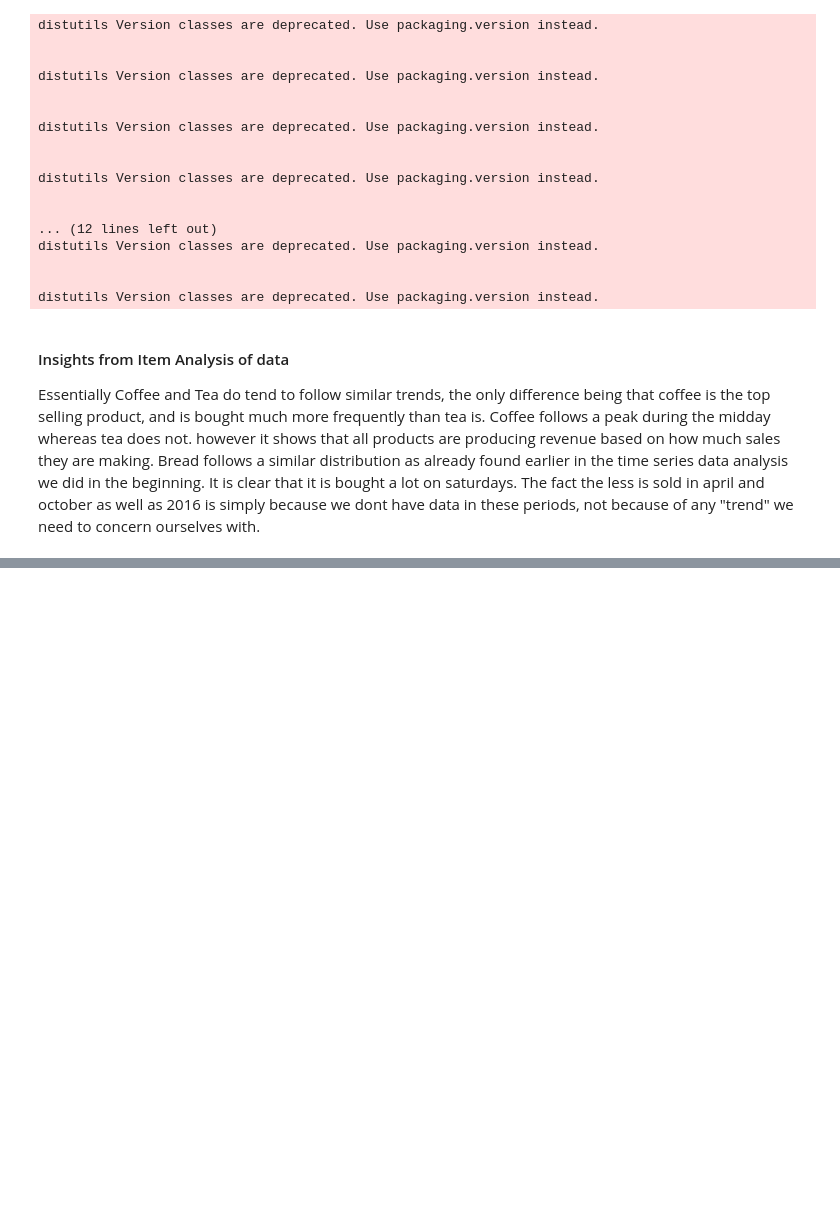
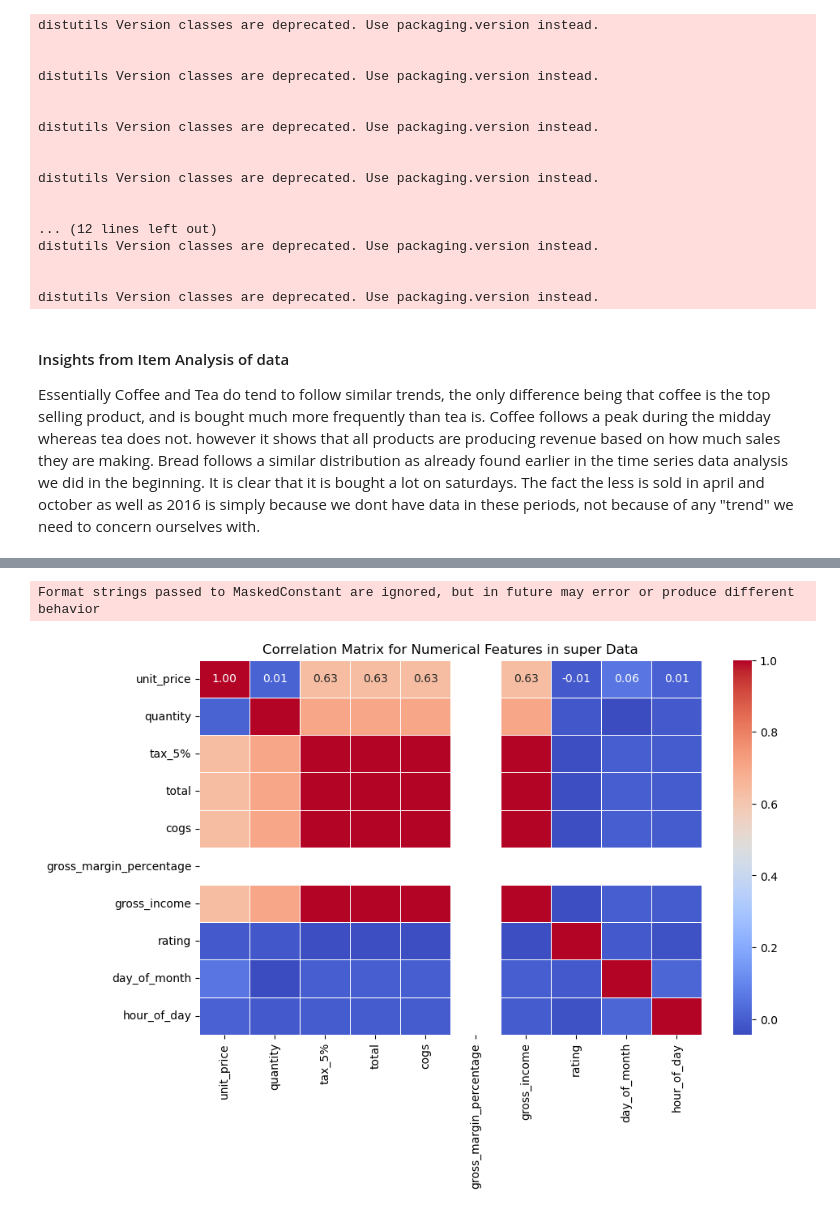
Before and after one commit to maudlcrf/rcg, a Jupyter notebook: challenge_1/Challenge1_Christopher.ipynb, the cells around one changed output, grey strips where cells are left out. Saved outputs shown, nothing was run; the diff lists cells and outputs as text; code cells hidden in the pictures; blank space fills up the shorter version.

Commit message:
correlation needs fixing

```diff
--- a/challenge_1/Challenge1_Christopher.ipynb
+++ b/challenge_1/Challenge1_Christopher.ipynb
@@ -571,0 +561,19 @@ Index(['invoice_id', 'branch', 'city', 'customer_type', 'gender',
+# %%
+import pandas as pd
+import seaborn as sns
+import matplotlib.pyplot as plt
+
+# Select only numerical columns for correlation analysis
+numeric_cols = super.select_dtypes(include=['number'])
+
+# Compute correlation matrix
+correlation_matrix = numeric_cols.corr()
+
+# Plot correlation matrix
+plt.figure(figsize=(10, 6))
+sns.heatmap(correlation_matrix, annot=True, cmap="coolwarm", fmt=".2f", linewidths=0.5)
+plt.title("Correlation Matrix for Numerical Features in super Data")
+plt.show()
+# %% [output]
+Format strings passed to MaskedConstant are ignored, but in future may error or produce different behavior
+[figure, added]
```
Also changed, not shown: parts of 5 cells of this notebook.
